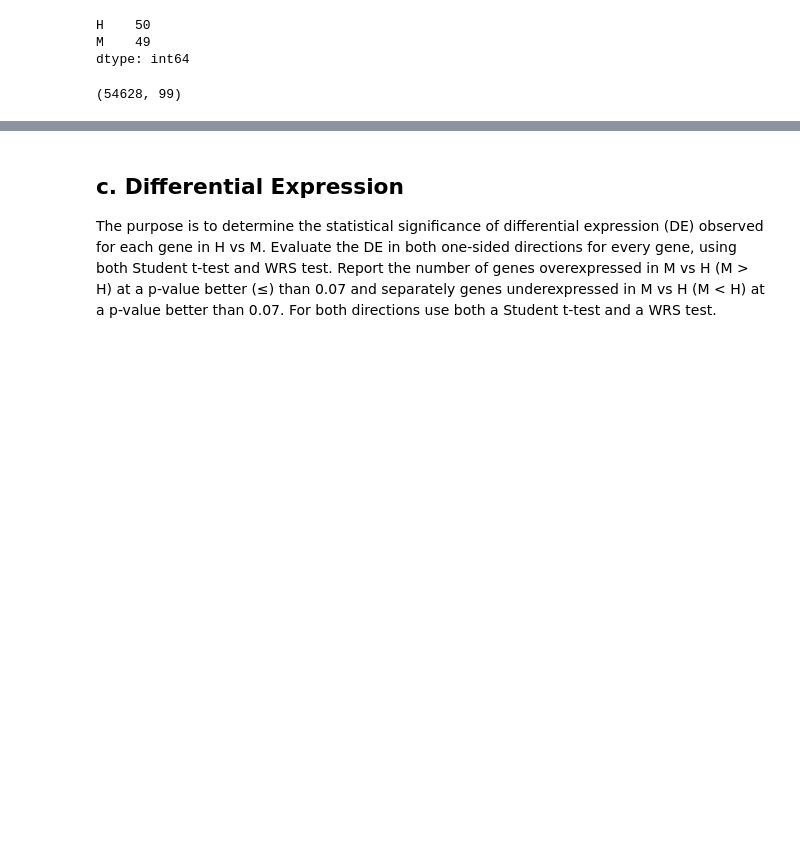
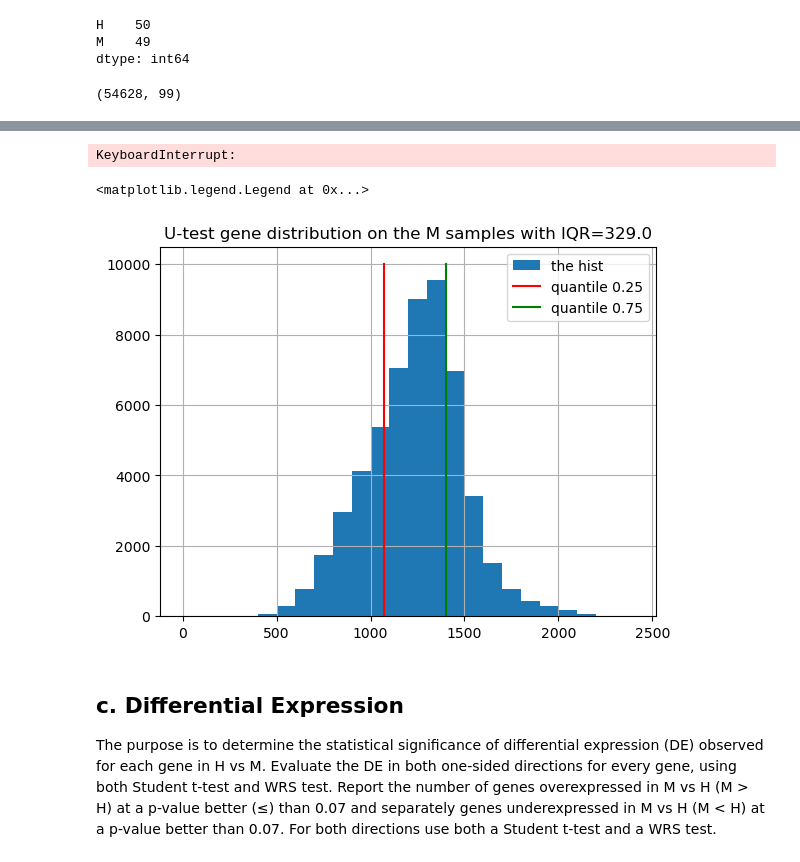
Before and after one commit to barboym/hw_statistics_runi, a Jupyter notebook: HW4.ipynb, the cells around one changed output, grey strips where cells are left out. Cells and saved outputs as stored; diff of their text form; code cells hidden in the pictures; blank space fills up the shorter version.

```diff
--- a/HW4.ipynb
+++ b/HW4.ipynb
@@ -120,2 +130,26 @@ plt.ylabel("some kind of gene count");
+# %%
+from scipy.stats import mannwhitneyu
+from tqdm import tqdm
+tqdm.pandas(desc="u test on all genes")
+u_M_test = df.T.stack().unstack(level=[0]).groupby(level=1).progress_apply(
+    lambda x:mannwhitneyu(x.M,x.H,nan_policy="omit")[0]
+)
+# %% [output]
+KeyboardInterrupt:
+# %%
+# computing IQR
+u_M_q25 =  u_M_test.quantile(0.25)
+u_M_q75 =  u_M_test.quantile(0.75)
+u_M_IQR = u_M_q75 - u_M_q25
+
+# plotting
+u_M_test.hist(bins=range(0,2500,100),label="the hist")
+plt.plot([u_M_q25]*2,[0,10000],'r-',label="quantile 0.25")
+plt.plot([u_M_q75]*2,[0,10000],'g-',label="quantile 0.75")
+plt.title(f"U-test gene distribution on the M samples with IQR={u_M_IQR}")
+plt.legend()
+# %% [output]
+<matplotlib.legend.Legend at 0x...>
+[figure, added]
 # %% [markdown]
 ## c. Differential Expression
```
Also changed, not shown: parts of 12 cells of this notebook.
